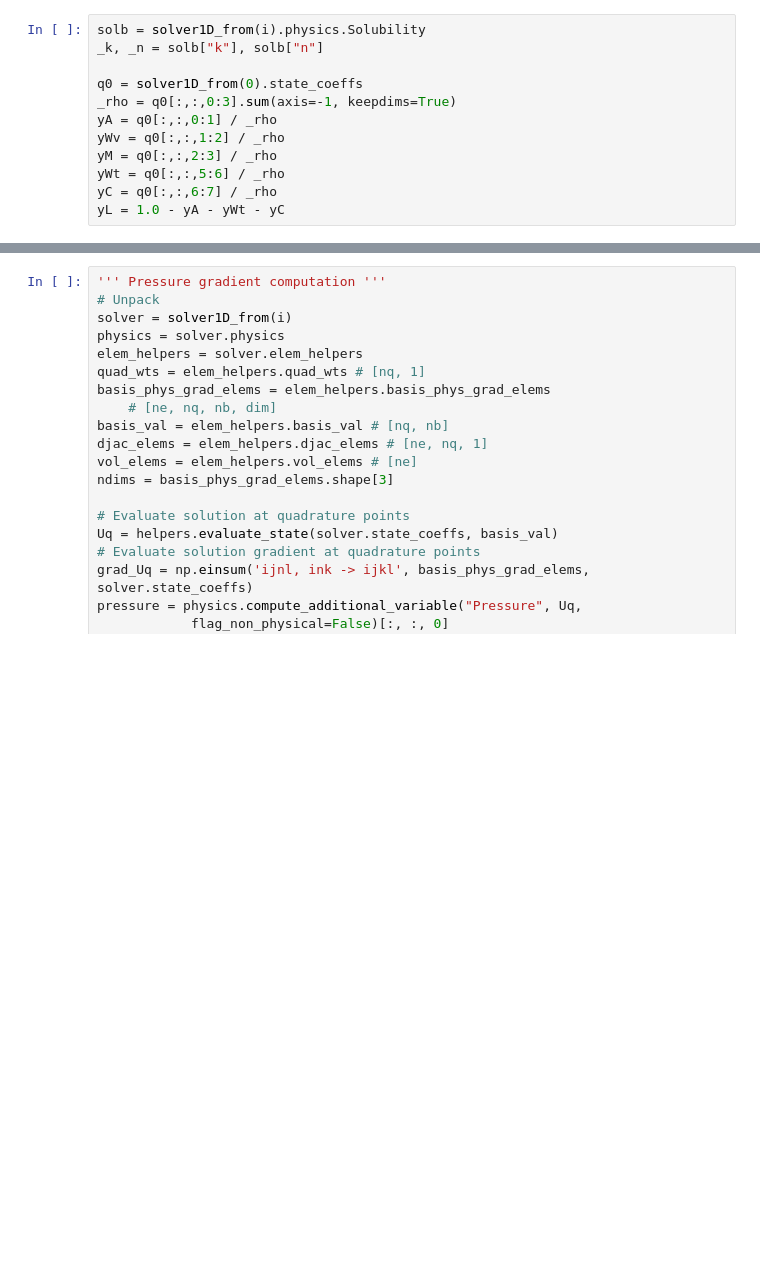
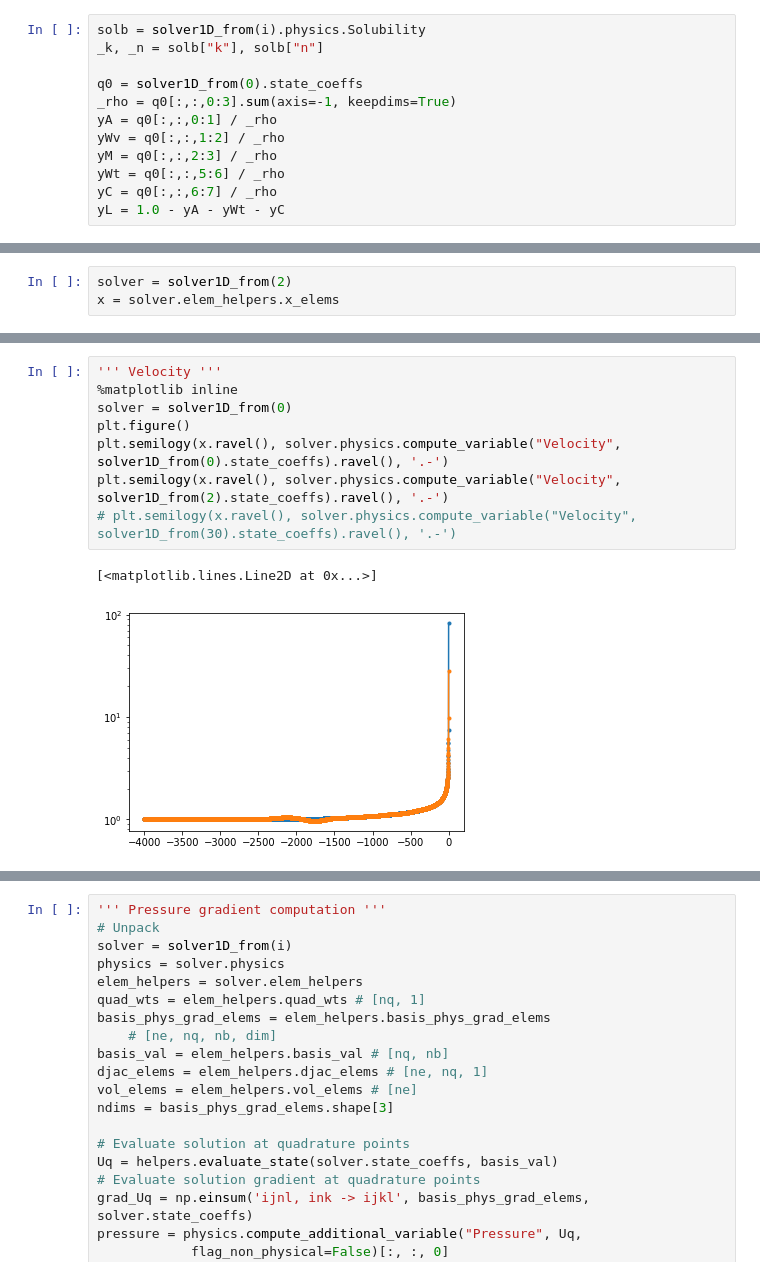
Before and after one commit to fredriclam/quail_volcano, a Jupyter notebook: scenarios/test_oscillations/inspector_oscillations.ipynb, the cells around one changed output, grey strips where cells are left out. Cells and saved outputs as stored; diff of their text form; blank space fills up the shorter version.

```diff
--- a/scenarios/test_oscillations/inspector_oscillations.ipynb
+++ b/scenarios/test_oscillations/inspector_oscillations.ipynb
@@ -178,0 +175,3 @@ array([[[1.100316733338047e-06],
+# %%
+solver = solver1D_from(2)
+x = solver.elem_helpers.x_elems
@@ -178,0 +210,11 @@ array([[[1.100316733338047e-06],
+# %%
+''' Velocity '''
+%matplotlib inline
+solver = solver1D_from(0)
+plt.figure()
+plt.semilogy(x.ravel(), solver.physics.compute_variable("Velocity", solver1D_from(0).state_coeffs).ravel(), '.-')
+plt.semilogy(x.ravel(), solver.physics.compute_variable("Velocity", solver1D_from(2).state_coeffs).ravel(), '.-')
+# plt.semilogy(x.ravel(), solver.physics.compute_variable("Velocity", solver1D_from(30).state_coeffs).ravel(), '.-')
+# %% [output]
+[<matplotlib.lines.Line2D at 0x...>]
+[figure, added]
```
Also changed, not shown: parts of 16 cells of this notebook, 5 other files.
